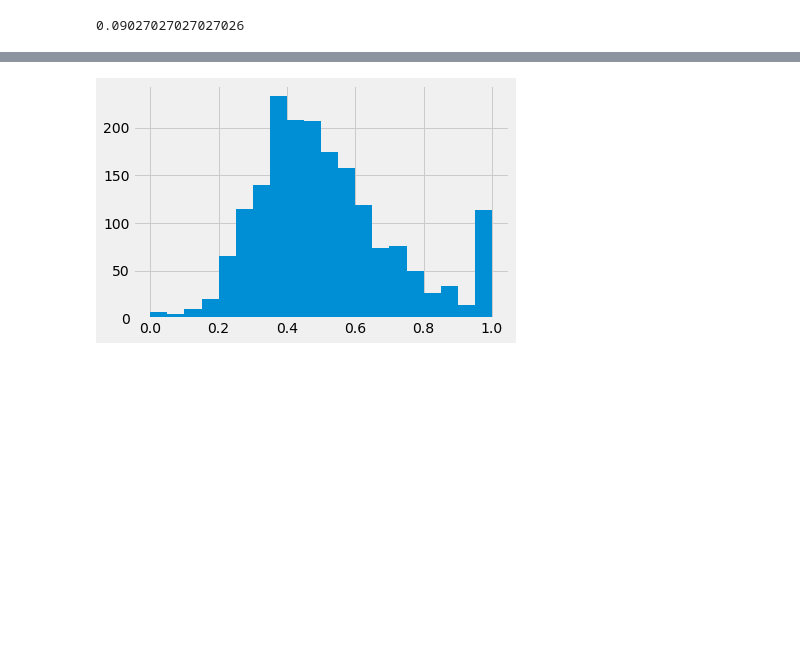
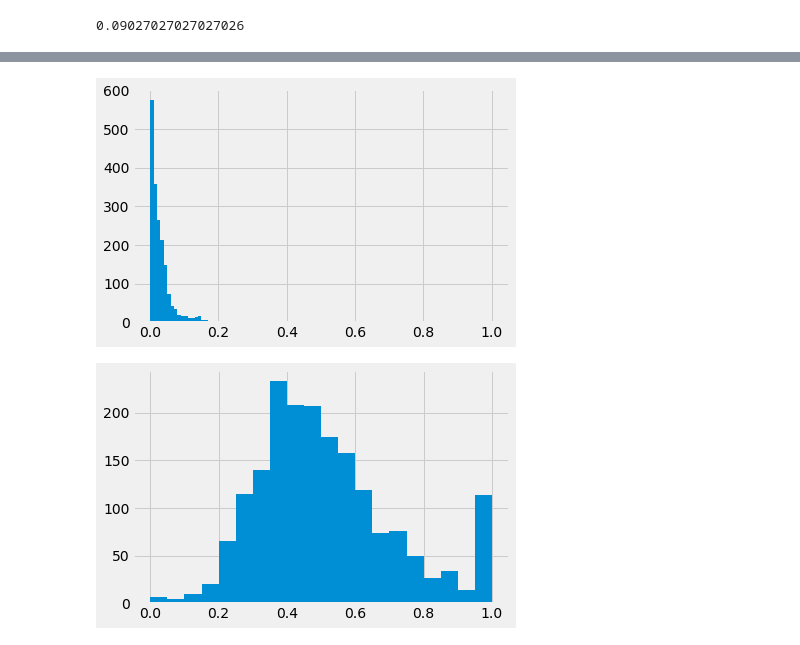
Before and after one commit to momogure/1_predict_ship_price, a Jupyter notebook: ship_price_prediction.ipynb, the cells around one changed output, grey strips where cells are left out. Cells and saved outputs as stored; diff of their text form; code cells hidden in the pictures; blank space fills up the shorter version.

```diff
--- a/ship_price_prediction.ipynb
+++ b/ship_price_prediction.ipynb
@@ -527,0 +553,3 @@ True
+# %%
+# Count words in 'description_cleaned'
+number_words_descrition_cleaned = [len(string) for string in description_cleaned]
@@ -646,3 +696,14 @@ ADJECTIVE_COUNT_scaled.hist(bins=100);
+# %%
+# Scale 'number_words_descrition_cleaned'
+min_number_words_descrition_cleaned = np.min(number_words_descrition_cleaned)
+max_number_words_descrition_cleaned = np.max(number_words_descrition_cleaned)
+number_words_descrition_cleaned_scaled = (number_words_descrition_cleaned - min_number_words_descrition_cleaned) / (max_number_words_descrition_cleaned - min_number_words_descrition_cleaned)
+number_words_descrition_cleaned_scaled = pd.Series(number_words_descrition_cleaned_scaled)
+# %%
+# Visualize the scaled ADJECTIVE_COUNT
+number_words_descrition_cleaned_scaled.hist(bins=100);
+# %% [output]
+[figure, added]
 # %%
 # Scale 'length'
 min_length = length_cleaned.min()
```
Also changed, not shown: parts of 43 cells of this notebook, 3 other files.
